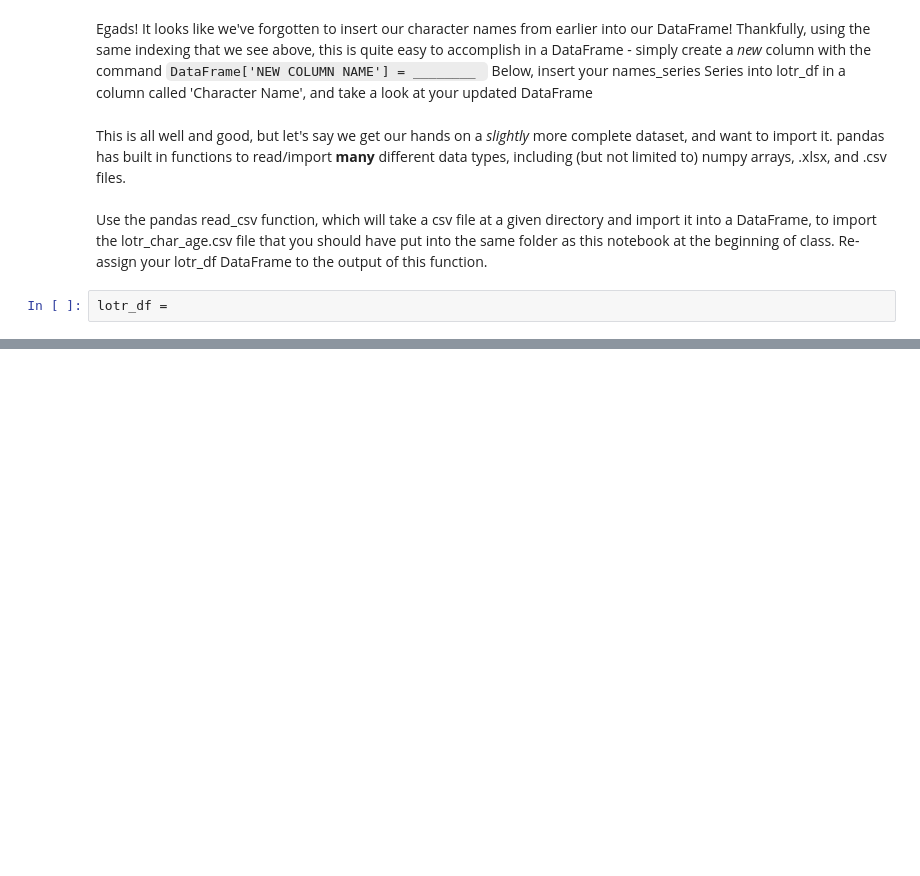
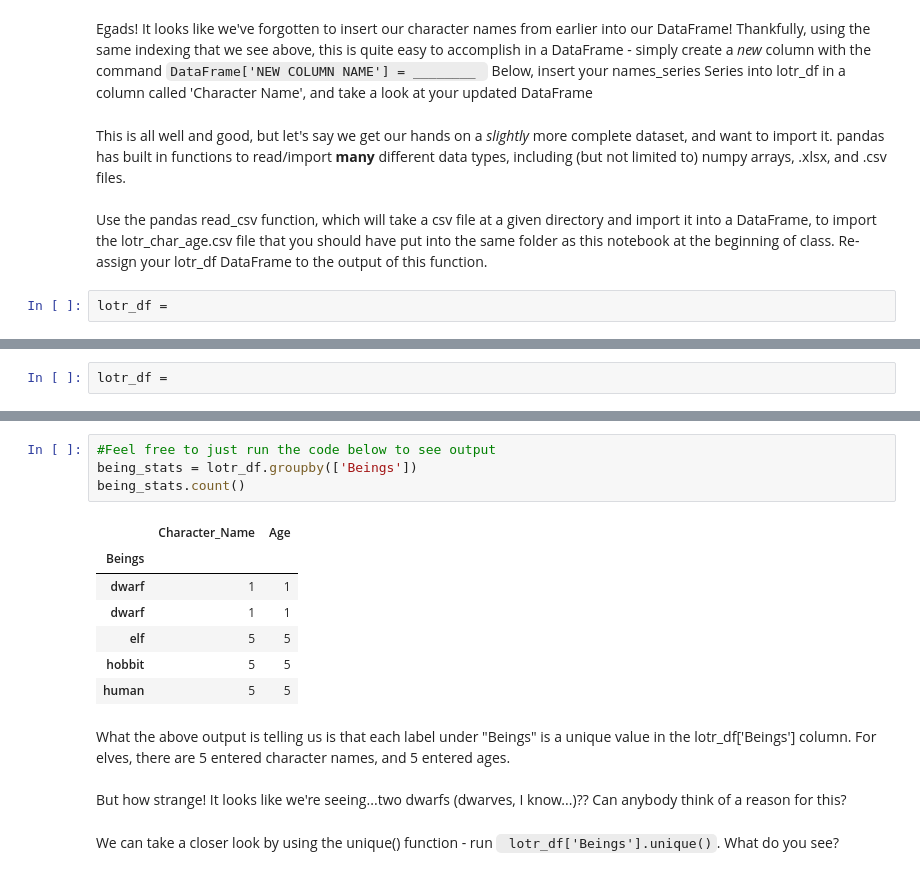
Before and after one commit to tbudylin/PythonDataCourse, a Jupyter notebook: Homeworks/HW3/Notebook_Class3.ipynb, the cells around one changed output, grey strips where cells are left out. Cells and saved outputs as stored; diff of their text form; blank space fills up the shorter version.

```diff
--- a/Homeworks/HW3/Notebook_Class3.ipynb
+++ b/Homeworks/HW3/Notebook_Class3.ipynb
@@ -306,0 +222,2 @@ scipy
+# %%
+lotr_df =
@@ -306,0 +228,17 @@ scipy
+# %%
+#Feel free to just run the code below to see output
+being_stats = lotr_df.groupby(['Beings'])
+being_stats.count()
+# %% [output]
+|  | Character_Name | Age |
+| Beings |  |  |
+| dwarf | 1 | 1 |
+| dwarf | 1 | 1 |
+| elf | 5 | 5 |
+| hobbit | 5 | 5 |
+| human | 5 | 5 |
+# %% [markdown]
+What the above output is telling us is that each label under "Beings" is a unique value in the lotr_df['Beings'] column. For elves, there are 5 entered character names, and 5 entered ages.
+<br><br> But how strange! It looks like we're seeing...two dwarfs (dwarves, I know...)?? Can anybody think of a reason for this?
+# %% [markdown]
+We can take a closer look by using the unique() function - run <code> lotr_df['Beings'].unique()</code>. What do you see?
```
Also changed, not shown: parts of 34 cells of this notebook.
